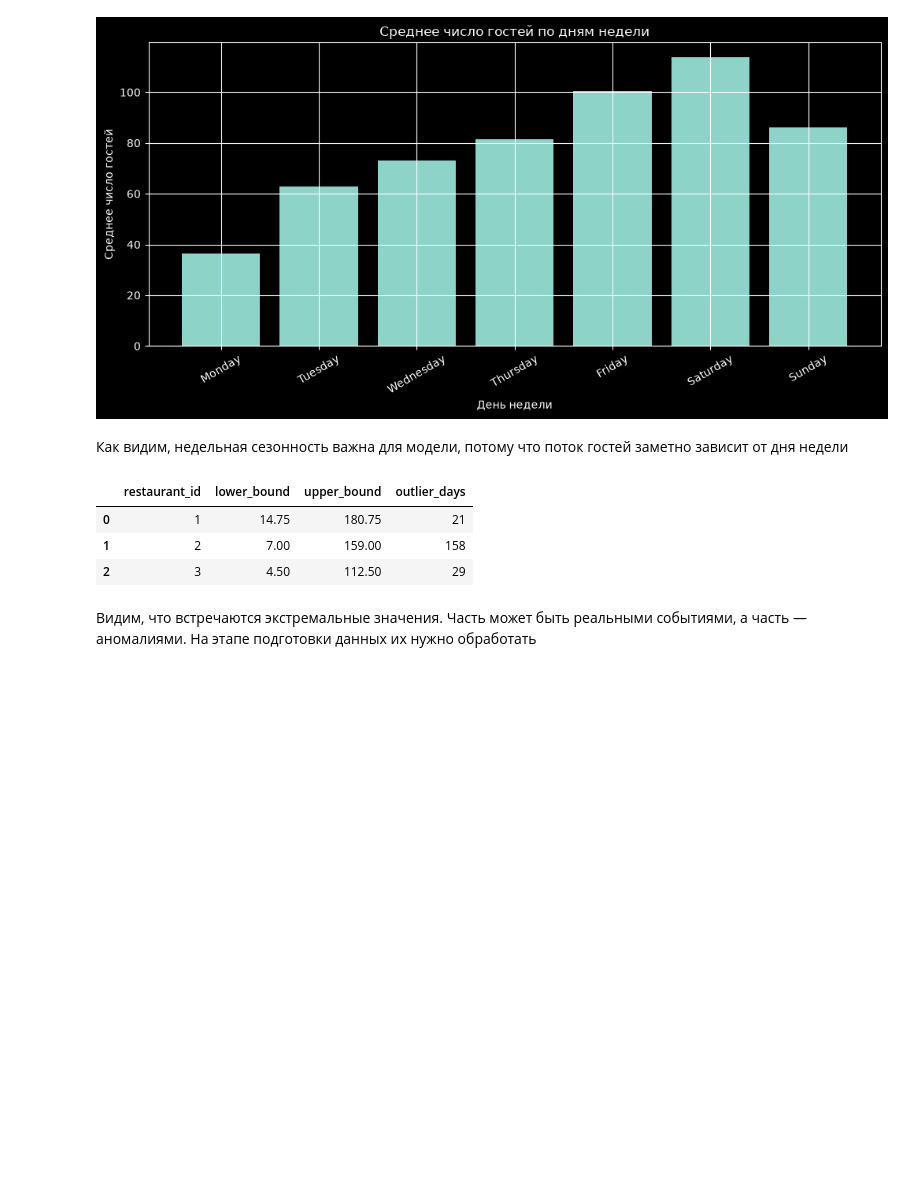
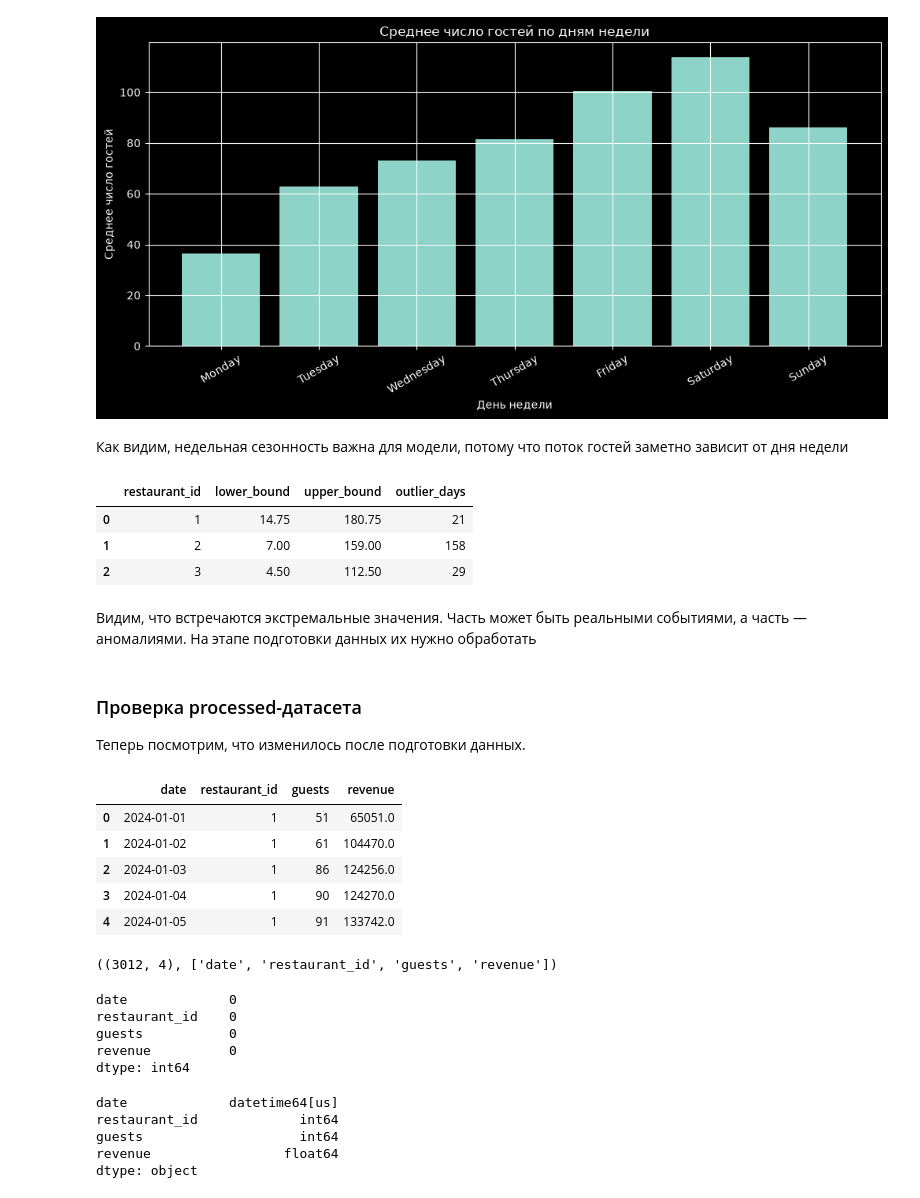
Before and after one commit to NoidHuma/guest-predictor, a Jupyter notebook: notebooks/01_eda.ipynb, the cells around one changed output. Cells and saved outputs as stored; diff of their text form; code cells hidden in the pictures; blank space fills up the shorter version.

```diff
--- a/notebooks/01_eda.ipynb
+++ b/notebooks/01_eda.ipynb
@@ -280,3 +281,41 @@ outliers
 | 2 | 3 | 4.50 | 112.50 | 29 |
 # %% [markdown]
 Видим, что встречаются экстремальные значения. Часть может быть реальными событиями, а часть — аномалиями. На этапе подготовки данных их нужно обработать
+# %% [markdown]
+### Проверка processed-датасета
+
+Теперь посмотрим, что изменилось после подготовки данных.
+# %%
+processed_path = project_root / "data" / "processed" / "dataset.csv"
+
+processed = pd.read_csv(processed_path, parse_dates=["date"])
+processed = processed.sort_values(["restaurant_id", "date"]).reset_index(drop=True)
+
+processed.head()
+# %% [output]
+|  | date | restaurant_id | guests | revenue |
+| 0 | 2024-01-01 | 1 | 51 | 65051.0 |
+| 1 | 2024-01-02 | 1 | 61 | 104470.0 |
+| 2 | 2024-01-03 | 1 | 86 | 124256.0 |
+| 3 | 2024-01-04 | 1 | 90 | 124270.0 |
+| 4 | 2024-01-05 | 1 | 91 | 133742.0 |
+# %%
+processed.shape, processed.columns.tolist()
+# %% [output]
+((3012, 4), ['date', 'restaurant_id', 'guests', 'revenue'])
+# %%
+processed.isna().sum()
+# %% [output]
+date             0
+restaurant_id    0
+guests           0
+revenue          0
+dtype: int64
+# %%
+processed.dtypes
+# %% [output]
+date             datetime64[us]
+restaurant_id             int64
+guests                    int64
+revenue                 float64
+dtype: object
```
Also changed, not shown: parts of 10 cells of this notebook.
